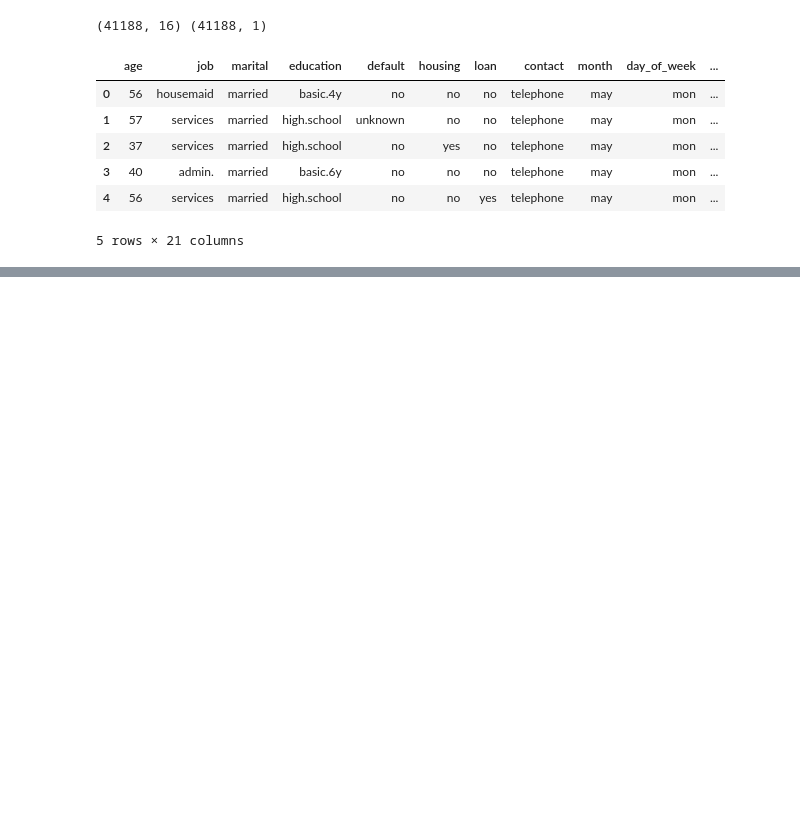
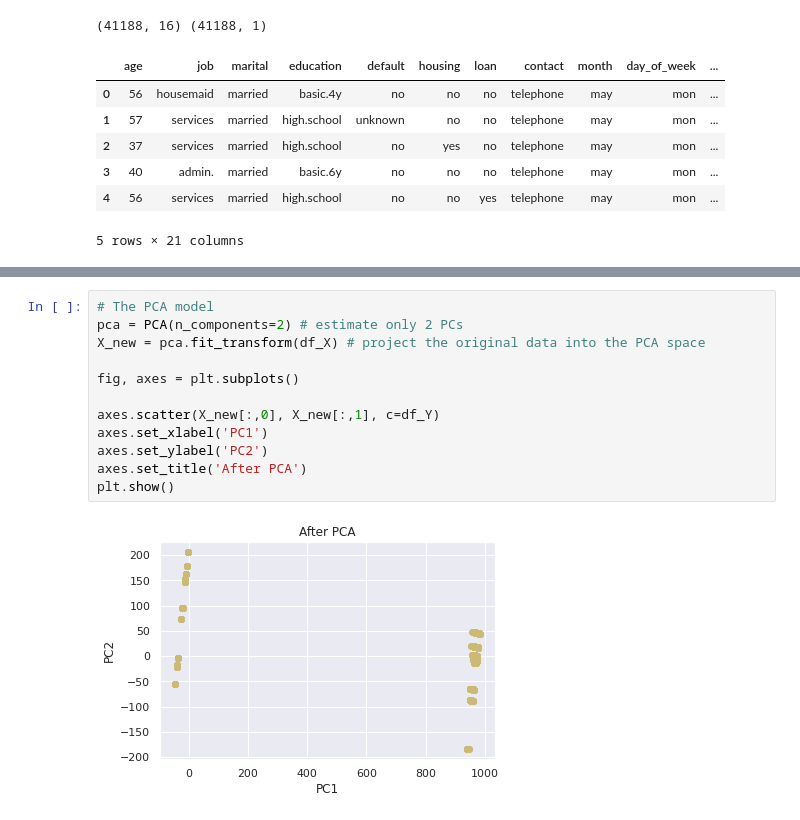
Before and after one commit to SandraOtt/M3, a Jupyter notebook: M3_ModulWork.ipynb, the cells around one changed output, grey strips where cells are left out. Drawn from its saved outputs; the diff is of its cells as text; blank space fills up the shorter version.

```diff
--- a/M3_ModulWork.ipynb
+++ b/M3_ModulWork.ipynb
@@ -134,0 +220,14 @@ plt.scatter(y_test, reg.predict(x_test))
+# %%
+# The PCA model
+pca = PCA(n_components=2) # estimate only 2 PCs
+X_new = pca.fit_transform(df_X) # project the original data into the PCA space
+
+fig, axes = plt.subplots()
+
+axes.scatter(X_new[:,0], X_new[:,1], c=df_Y)
+axes.set_xlabel('PC1')
+axes.set_ylabel('PC2')
+axes.set_title('After PCA')
+plt.show()
+# %% [output]
+[figure, added]
```
Also changed, not shown: parts of 18 cells of this notebook.
